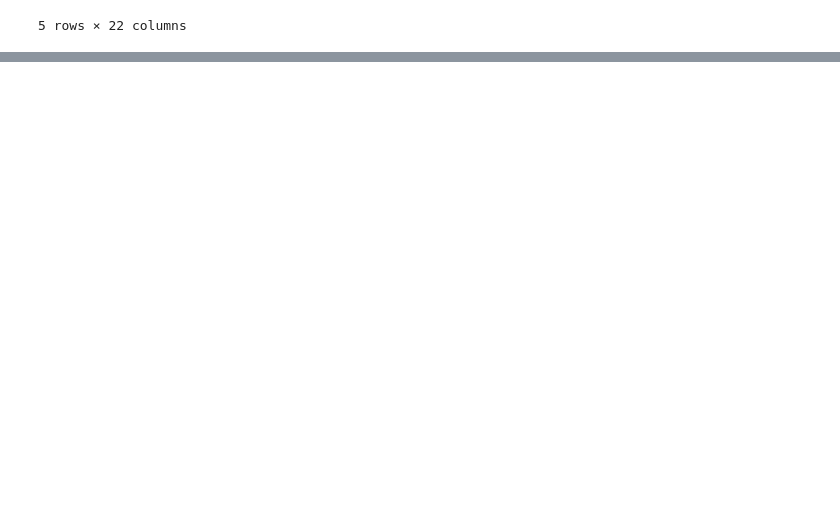
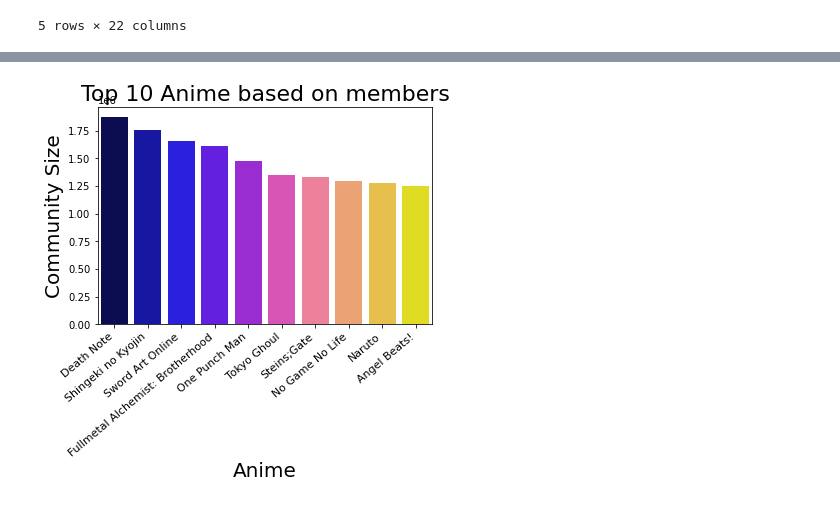
Before and after one commit to yumichelle/Anime-Data-Analysis, a Jupyter notebook: Anime-Data-Analysis.ipynb, the cells around one changed output, grey strips where cells are left out. Drawn from its saved outputs; the diff is of its cells as text; code cells hidden in the pictures; blank space fills up the shorter version.

Commit message:
find top ten anime

```diff
--- a/Anime-Data-Analysis.ipynb
+++ b/Anime-Data-Analysis.ipynb
@@ -61,0 +83,16 @@ anime_full_data.head()
+# %%
+# Creating a dataframe that shows top 10 anime based on Community size
+def TopTenBasedOnCommunitySize():
+    duplicate_anime=anime_full_data.copy()
+    duplicate_anime.drop_duplicates(subset ="title",
+                         keep = 'first', inplace = True)
+    #Plotting bar plot
+    top10_animemembers=duplicate_anime[['title', 'members']].sort_values(by = 'members',ascending = False).head(10)
+    ax=sns.barplot(x="title", y="members", data=top10_animemembers, palette="gnuplot2")
+    ax.set_xticklabels(ax.get_xticklabels(), fontsize=11, rotation=40, ha="right")
+    ax.set_title('Top 10 Anime based on members',fontsize = 22)
+    ax.set_xlabel('Anime',fontsize = 20)
+    ax.set_ylabel('Community Size', fontsize = 20)
+TopTenBasedOnCommunitySize()
+# %% [output]
+[figure, added]
```
Also changed, not shown: parts of 3 cells of this notebook.
